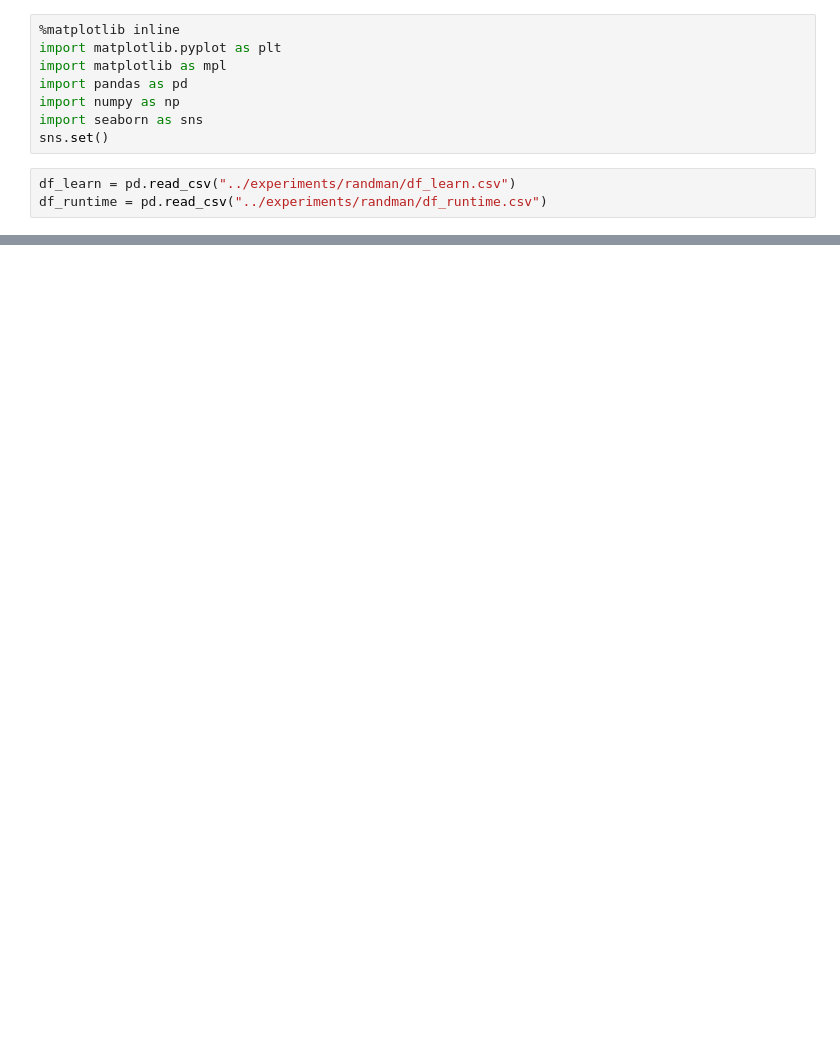
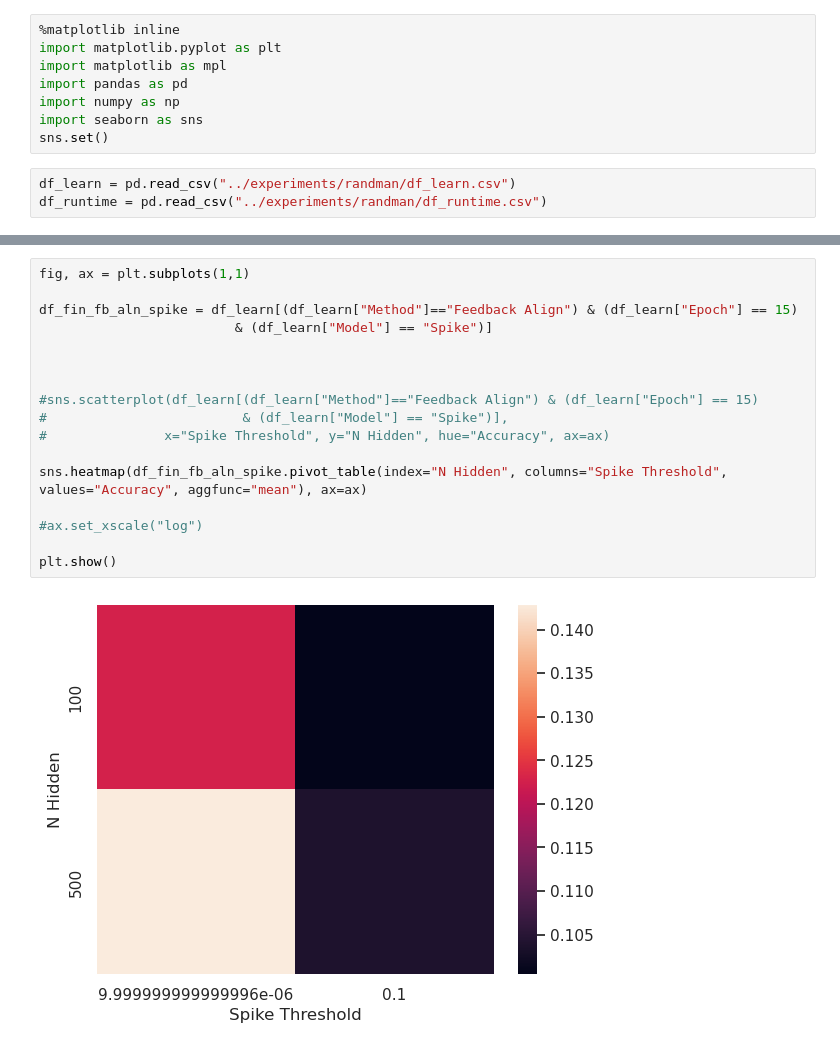
Before and after one commit to FabianSchubert/microcircuit_network, a Jupyter notebook: mc/analysis_notebooks/Randman_Analysis.ipynb, the cells around one changed output, grey strips where cells are left out. Saved outputs shown, nothing was run; the diff lists cells and outputs as text; blank space fills up the shorter version.

Commit message:
sweep randman over threshold and network size

```diff
--- a/mc/analysis_notebooks/Randman_Analysis.ipynb
+++ b/mc/analysis_notebooks/Randman_Analysis.ipynb
@@ -48,3 +48,22 @@ No artists with labels found to put in legend.  Note that artists whose label st
+# %%
+fig, ax = plt.subplots(1,1)
+
+df_fin_fb_aln_spike = df_learn[(df_learn["Method"]=="Feedback Align") & (df_learn["Epoch"] == 15)
+                         & (df_learn["Model"] == "Spike")]
+
+
+
+#sns.scatterplot(df_learn[(df_learn["Method"]=="Feedback Align") & (df_learn["Epoch"] == 15)
+#                         & (df_learn["Model"] == "Spike")],
+#               x="Spike Threshold", y="N Hidden", hue="Accuracy", ax=ax)
+
+sns.heatmap(df_fin_fb_aln_spike.pivot_table(index="N Hidden", columns="Spike Threshold", values="Accuracy", aggfunc="mean"), ax=ax)
+
+#ax.set_xscale("log")
+
+plt.show()
+# %% [output]
+[figure, added]
 # %%
 fig, ax = plt.subplots(1, 4, figsize=(15, 5))
 
```
Also changed, not shown: parts of 3 cells of this notebook, 3 other files.
